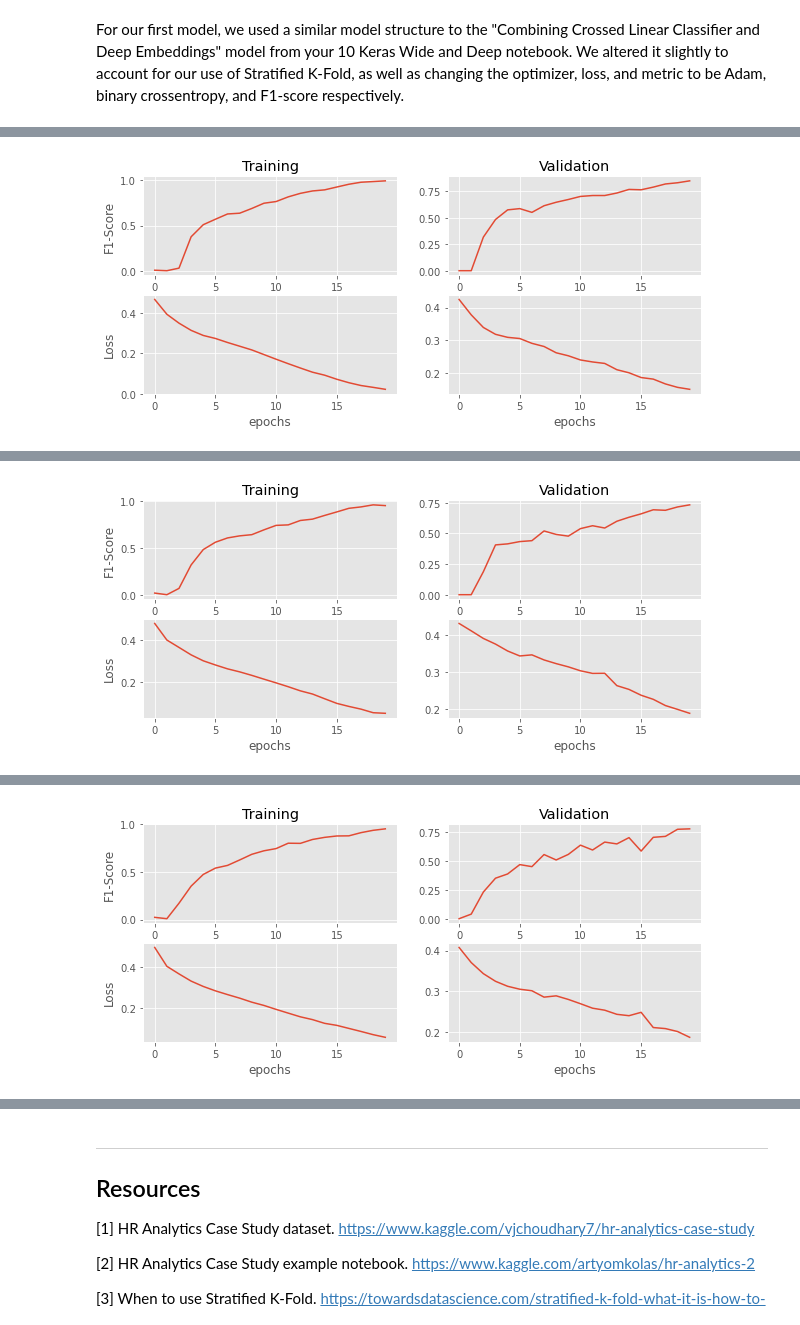
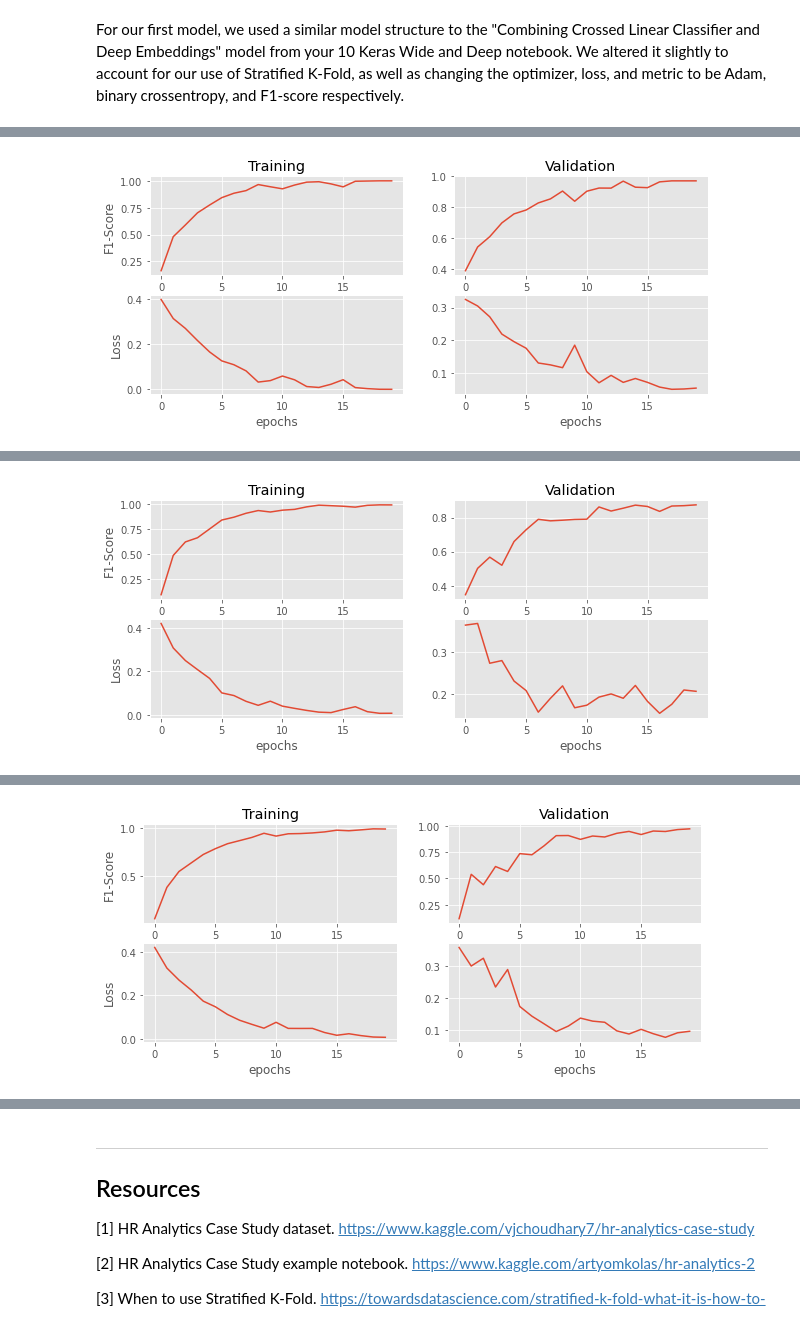
Before and after one commit to harrisonnoble/ml-projects, a Jupyter notebook: Lab 5/Lab 5.ipynb, the cells around one changed output, grey strips where cells are left out. Saved outputs shown, nothing was run; the diff lists cells and outputs as text; code cells hidden in the pictures.

```diff
--- a/Lab 5/Lab 5.ipynb
+++ b/Lab 5/Lab 5.ipynb
@@ -630,7 +627,7 @@ We will now try to use different hyperparameters for Adam for our third model, a
 # %%
 from tensorflow.keras.optimizers import Adam
 
-adam = Adam
+adam = Adam(learning_rate=0.01, epsilon=1e-09)
 # %%
 from sklearn.metrics import auc
 from sklearn.metrics import roc_curve
@@ -726,7 +723,7 @@ for train, test in cv.split(X.to_numpy(), y.to_numpy()):
 
     model3 = Model(inputs=[input_cross,input_cat,input_cont], outputs=final_branch)
 
-    model3.compile(optimizer='adam',
+    model3.compile(optimizer=adam,
                    loss='binary_crossentropy',
                    metrics=[f1])
 
@@ -839,6 +840,8 @@ fold_num = 1
 tprs2 = []
 aucs2 = []
 mean_fpr = np.linspace(0, 1, 100)
+
+adam = Adam(learning_rate=0.01, epsilon=1e-09)
 
 #loop through each fold
 for train, test in cv.split(X.to_numpy(), y.to_numpy()):
@@ -909,7 +912,7 @@ for train, test in cv.split(X.to_numpy(), y.to_numpy()):
 
     model4 = Model(inputs=[input_cross,input_cat,input_cont], outputs=final_branch)
 
-    model4.compile(optimizer='adam',
+    model4.compile(optimizer=adam,
                    loss='binary_crossentropy',
                    metrics=[f1])
 
@@ -972 +975 @@ Fold 1 - Loss: 0.14947348833084106 F1-Score: 0.8496760725975037
-[figure, old version]
+[figure, new version]
@@ -974 +977 @@ Fold 2 - Loss: 0.18800806999206543 F1-Score: 0.7481914162635803
-[figure, old version]
+[figure, new version]
@@ -976 +979 @@ Fold 3 - Loss: 0.18627093732357025 F1-Score: 0.7553573846817017
-[figure, old version]
+[figure, new version]
```
Also changed, not shown: parts of 28 cells of this notebook, 1 other file.
